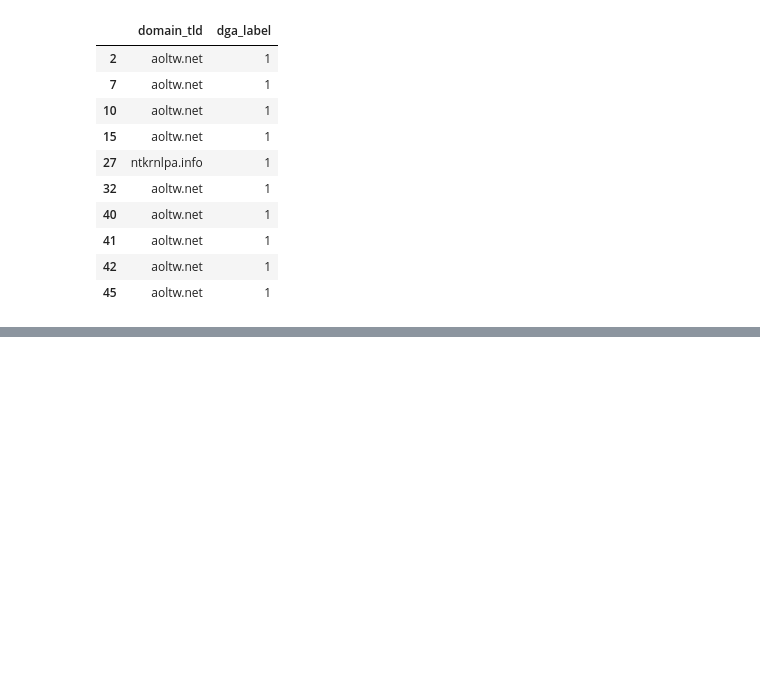
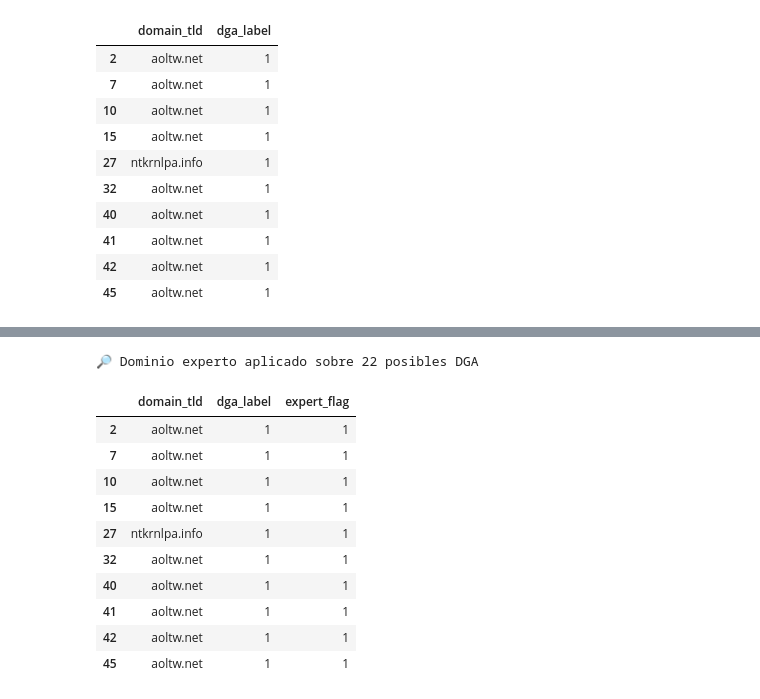
Before and after one commit to mvrcentes/Security_Data_Science, a Jupyter notebook: lab5.ipynb, the cells around one changed output, grey strips where cells are left out. Cells and saved outputs as stored; diff of their text form; code cells hidden in the pictures; blank space fills up the shorter version.

```diff
--- a/lab5.ipynb
+++ b/lab5.ipynb
@@ -420,0 +430,25 @@ display(df_dga.head(10))
+# %%
+# ✅ Cargar la lista de TLDs válidos una sola vez
+def load_tld_list(filepath="top-1m.csv"):
+    """
+    Carga una lista de TLDs válidos desde un archivo CSV y los guarda en un set para búsqueda rápida.
+    """
+    try:
+        with open(filepath, "r") as f:
+            return set(line.strip().lower() for line in f)
+    except FileNotFoundError:
+        print(f"❌ Archivo {filepath} no encontrado.")
+        return set()
+
+# 📌 Cargar TLDs válidos globalmente una sola vez
+known_tlds = load_tld_list()
+
+# ✅ Función para verificar si un dominio está o no en la lista
+def expert_flag_tld(domain):
+    """
+    Devuelve 0 si el dominio está en la lista de TLDs válidos, 1 si no lo está.
+    """
+    if isinstance(domain, str):
+        tld = domain.lower().strip()
+        return 0 if tld in known_tlds else 1
+    return 1
@@ -420,0 +482,30 @@ display(df_dga.head(10))
+# %%
+# 📌 Cargar el CSV con dominios clasificados
+df_existing = pd.read_csv("classified_domains.csv")
+df_existing["domain_tld"] = df_existing["domain_tld"].fillna("")
+
+# ✅ Convertir etiqueta DGA a número entero
+df_existing["dga_label"] = pd.to_numeric(df_existing["dga_label"], errors="coerce").astype("Int64")
+
+# 🧠 Aplicar la lógica de dominio experto
+df_existing["expert_flag"] = df_existing["domain_tld"].apply(expert_flag_tld)
+
+# 📌 Filtrar dominios que Gemini marcó como DGA
+dga_suspects = df_existing[df_existing["dga_label"] == 1]
+
+# 📌 Mostrar dominio + clasificación experta
+print(f"🔎 Dominio experto aplicado sobre {len(dga_suspects)} posibles DGA")
+display(dga_suspects[["domain_tld", "dga_label", "expert_flag"]].head(10))
+# %% [output]
+🔎 Dominio experto aplicado sobre 22 posibles DGA
+|  | domain_tld | dga_label | expert_flag |
+| 2 | aoltw.net | 1 | 1 |
+| 7 | aoltw.net | 1 | 1 |
+| 10 | aoltw.net | 1 | 1 |
+| 15 | aoltw.net | 1 | 1 |
+| 27 | ntkrnlpa.info | 1 | 1 |
+| 32 | aoltw.net | 1 | 1 |
+| 40 | aoltw.net | 1 | 1 |
+| 41 | aoltw.net | 1 | 1 |
+| 42 | aoltw.net | 1 | 1 |
+| 45 | aoltw.net | 1 | 1 |
```
Also changed, not shown: parts of 17 cells of this notebook, 1 other file.
